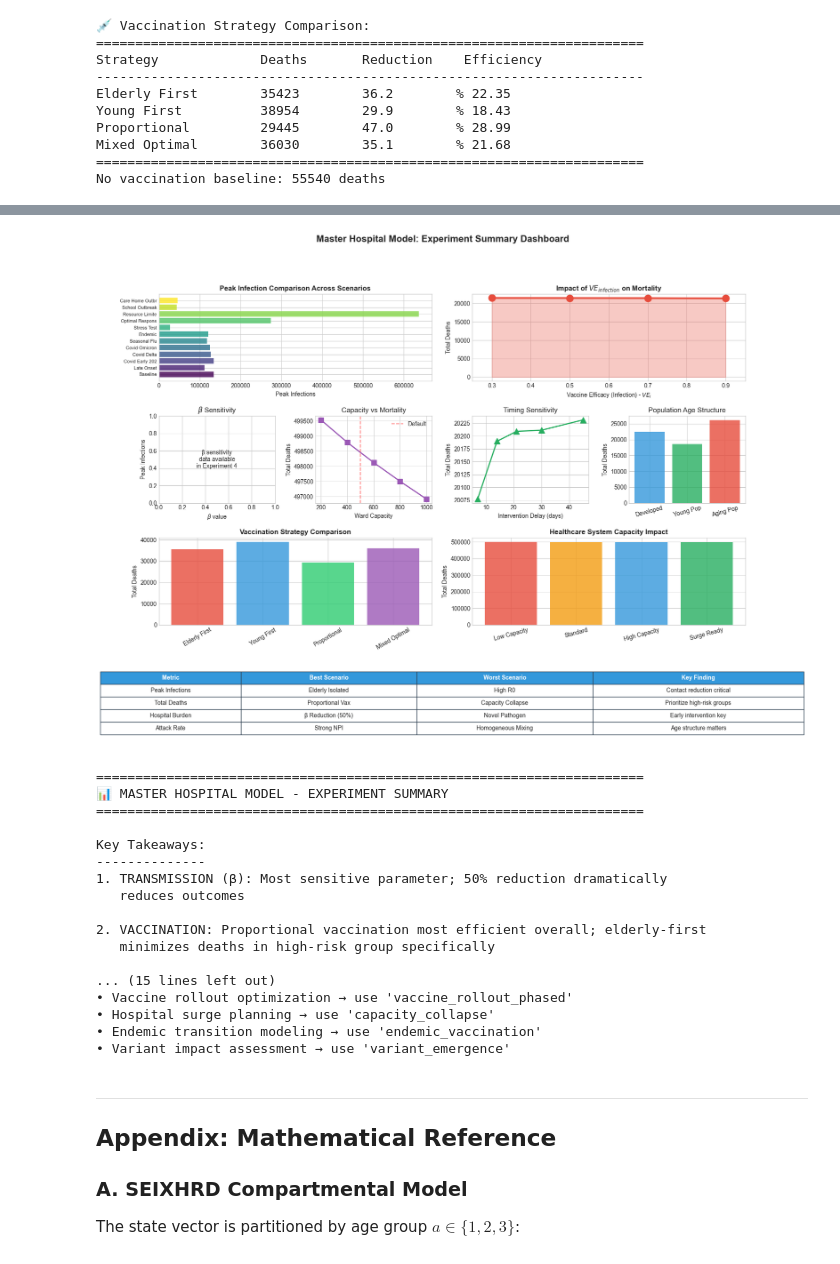
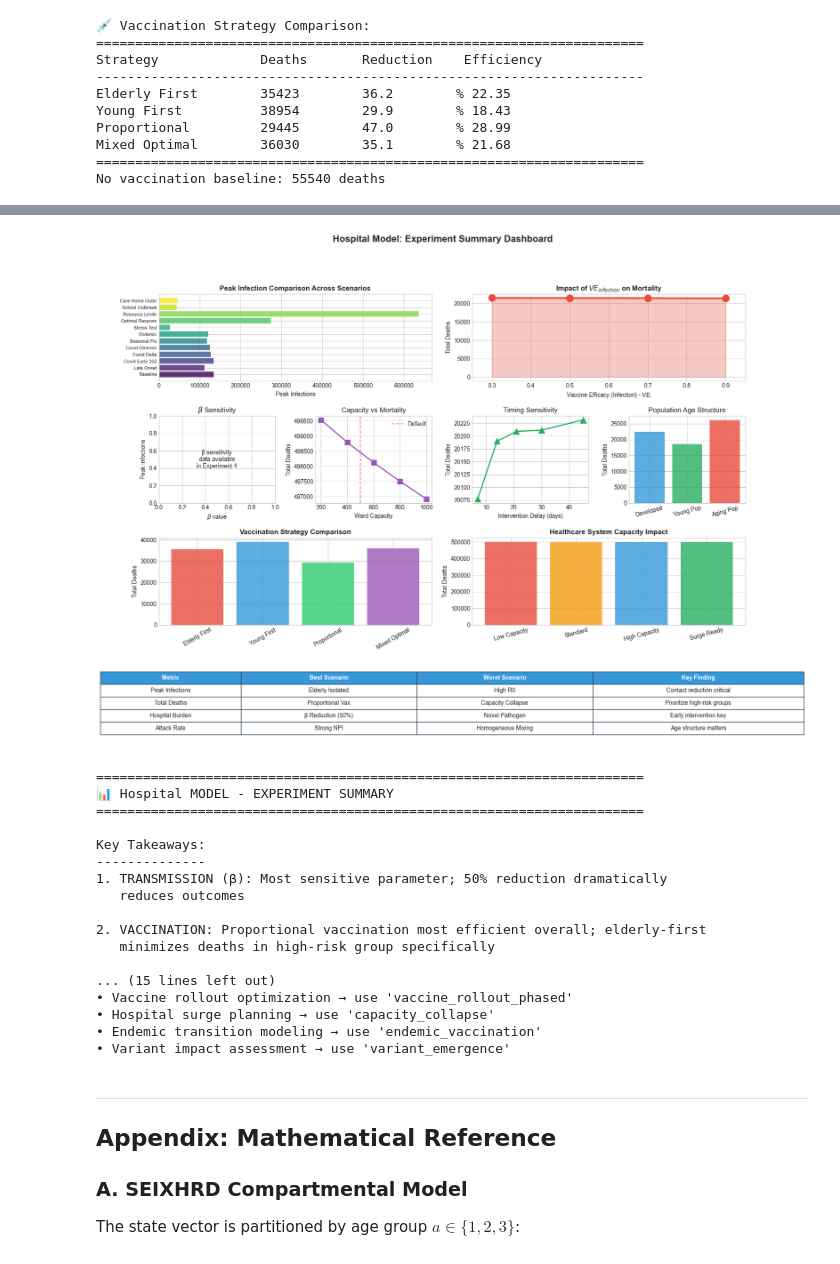
Before and after one commit to JasonHunter95/hospital-model, a Jupyter notebook: notebooks/model_experiments.ipynb, the cells around one changed output, grey strips where cells are left out. Saved outputs shown, nothing was run; the diff lists cells and outputs as text; code cells hidden in the pictures.

```diff
--- a/notebooks/master_model_experiments.ipynb
+++ b/notebooks/model_experiments.ipynb
@@ -2057,48 +2057,48 @@ for (i, j), cell in table.get_celld().items():
         cell.set_text_props(color='white', fontweight='bold')
     cell.set_edgecolor('#2c3e50')
 
-plt.suptitle('Master Hospital Model: Experiment Summary Dashboard',
+plt.suptitle('Hospital Model: Experiment Summary Dashboard',
              fontsize=16, fontweight='bold', y=0.98)
 
 plt.savefig('../results/summary_dashboard.png', dpi=150, bbox_inches='tight')
 plt.show()
 
 print("\n" + "="*70)
-print("📊 MASTER HOSPITAL MODEL - EXPERIMENT SUMMARY")
+print("📊 Hospital MODEL - EXPERIMENT SUMMARY")
 print("="*70)
 print("""
 Key Takeaways:
 --------------
 1. TRANSMISSION (β): Most sensitive parameter; 50% reduction dramatically
    reduces outcomes
 
 2. VACCINATION: Proportional vaccination most efficient overall; elderly-first
    minimizes deaths in high-risk group specifically
 
 3. CAPACITY: Below 500 ward beds, mortality increases sharply due to
    care rationing (Hill function gating)
 
 4. TIMING: Every week of intervention delay costs significant additional
    deaths - exponential growth makes early action critical
 
 5. AGE STRUCTURE: Populations with higher elderly fraction face
    proportionally worse outcomes
 
 6. THREE-FACTOR VE: Separate efficacies for infection, severity, and
    death allow nuanced vaccine modeling
 
 Recommended Use Cases:
 ----------------------
 • Pandemic preparedness planning → use 'novel_pathogen' scenario
 • Vaccine rollout optimization → use 'vaccine_rollout_phased'
 • Hospital surge planning → use 'capacity_collapse'
 • Endemic transition modeling → use 'endemic_vaccination'
 • Variant impact assessment → use 'variant_emergence'
 """)
 # %% [output]
-[figure, old version]
+[figure, new version]
 ======================================================================
-📊 MASTER HOSPITAL MODEL - EXPERIMENT SUMMARY
+📊 Hospital MODEL - EXPERIMENT SUMMARY
 ======================================================================
 
 Key Takeaways:
```
Also changed, not shown: parts of 5 cells of this notebook, 9 other files.
